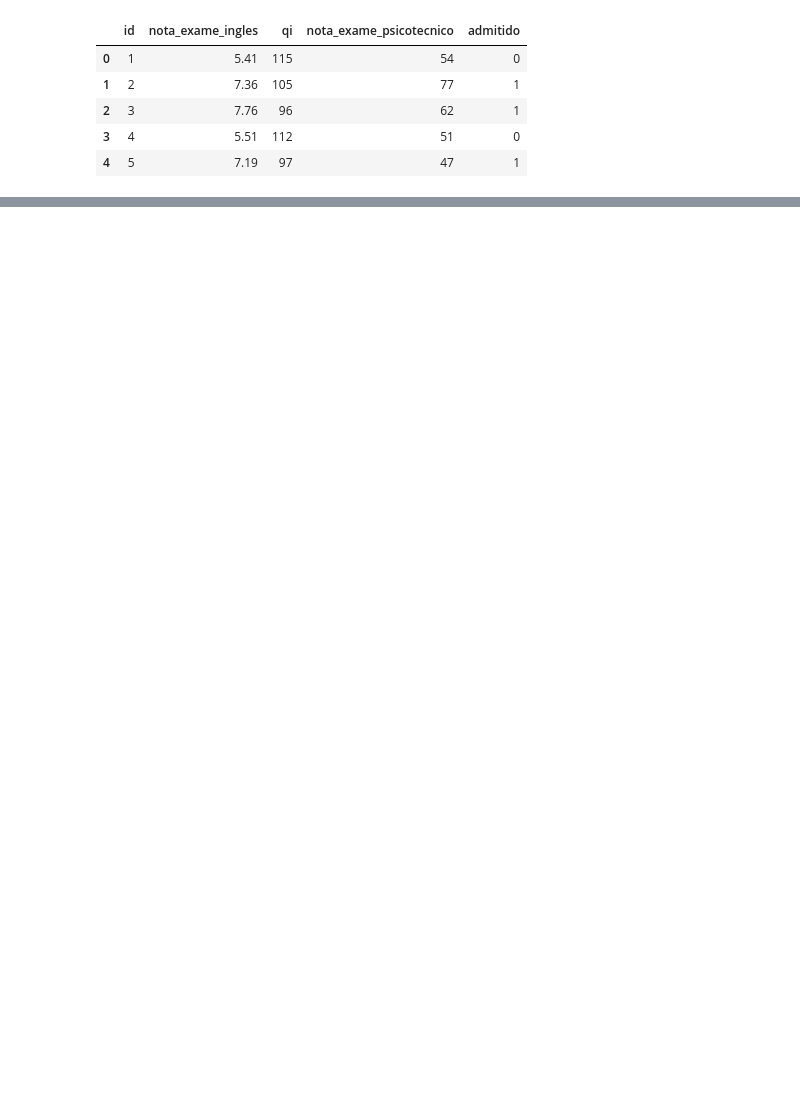
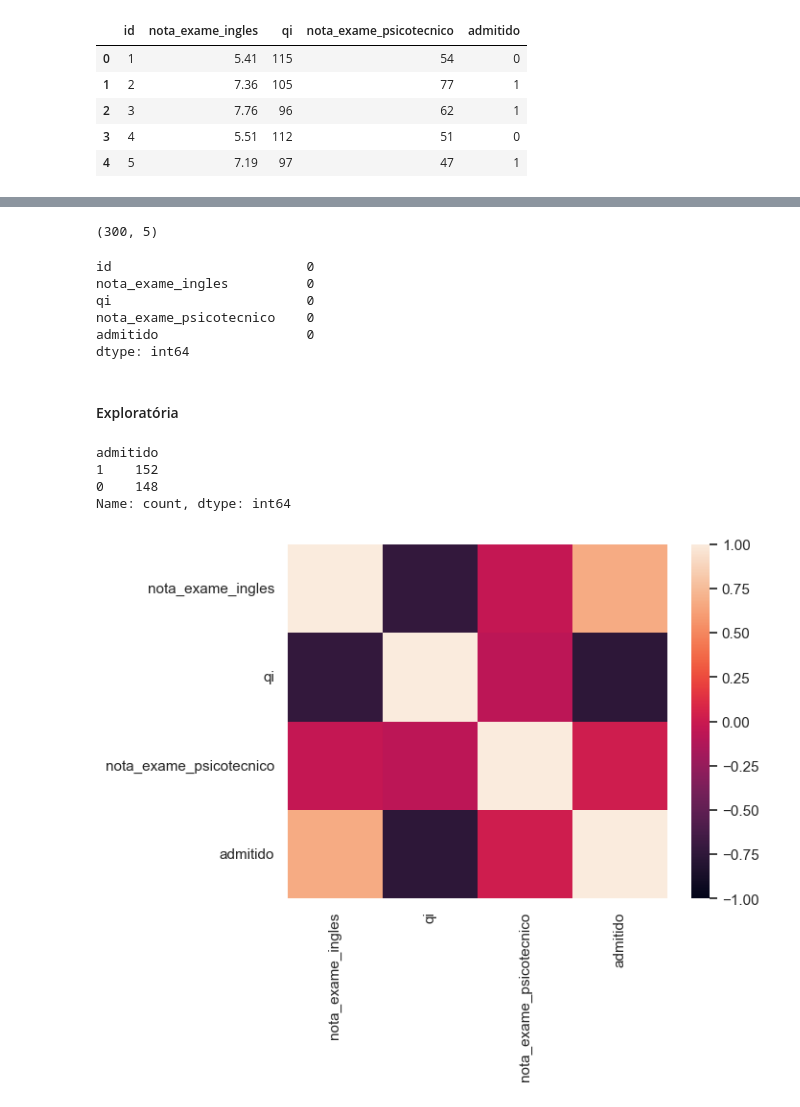
Before and after one commit to lmonferrari/psychic-broccoli, a Jupyter notebook: model.ipynb, the cells around one changed output, grey strips where cells are left out. Saved outputs shown, nothing was run; the diff lists cells and outputs as text; code cells hidden in the pictures; blank space fills up the shorter version.

```diff
--- a/model.ipynb
+++ b/model.ipynb
@@ -5,3 +18,5 @@ from sqlalchemy import create_engine
+# %%
+sns.set_theme(style="whitegrid")
 # %%
 try:
     BASEDIR = os.path.abspath(os.path.dirname(__file__))
@@ -25,0 +60,29 @@ df.head()
+# %%
+df.shape
+# %% [output]
+(300, 5)
+# %%
+df.isna().sum()
+# %% [output]
+id                         0
+nota_exame_ingles          0
+qi                         0
+nota_exame_psicotecnico    0
+admitido                   0
+dtype: int64
+# %%
+df.drop("id", axis=1, inplace=True)
+# %% [markdown]
+#### Exploratória
+# %%
+df["admitido"].value_counts()
+# %% [output]
+admitido
+1    152
+0    148
+Name: count, dtype: int64
+# %%
+sns.heatmap(df.corr(), vmin=-1, vmax=1)
+plt.show()
+# %% [output]
+[figure, added]
```
Also changed, not shown: parts of 11 cells of this notebook, 1 other file.
